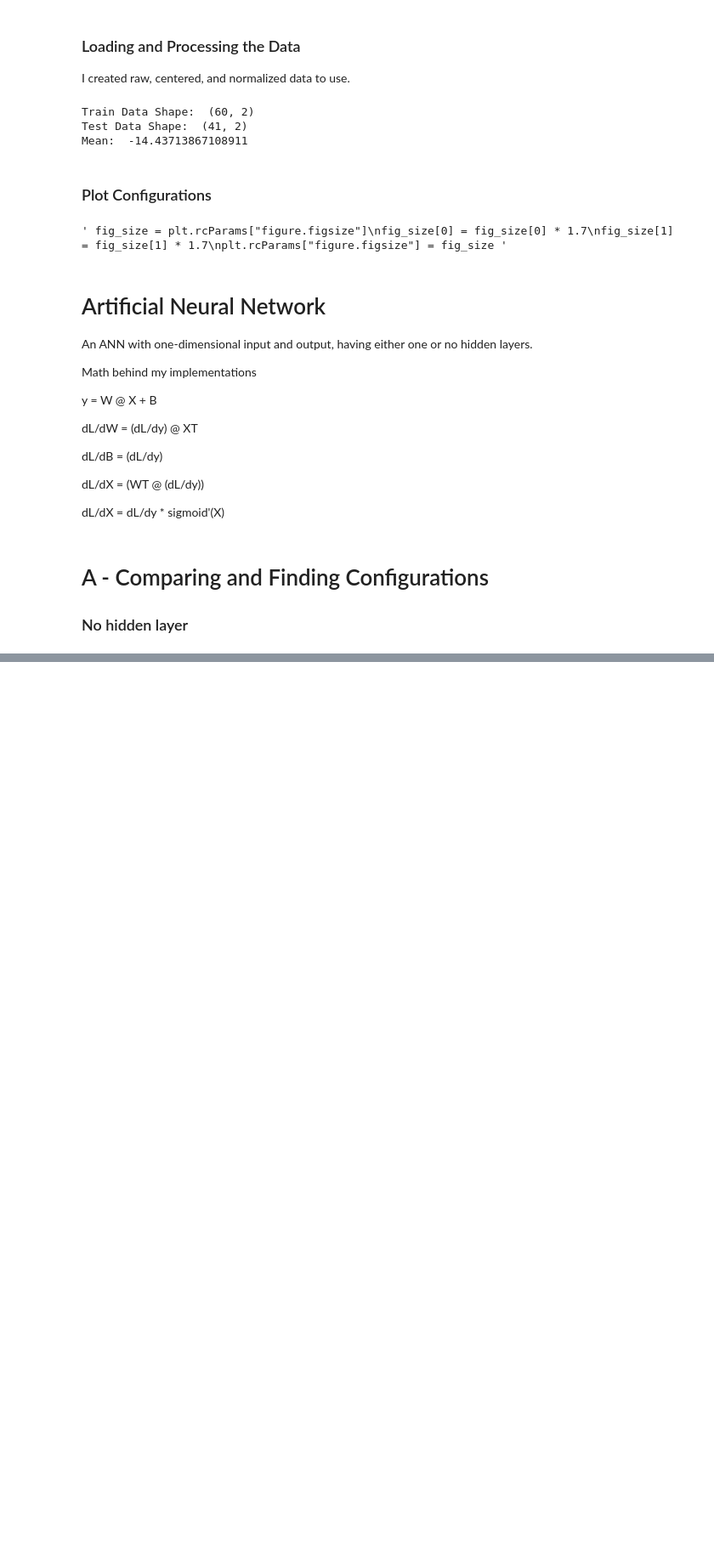
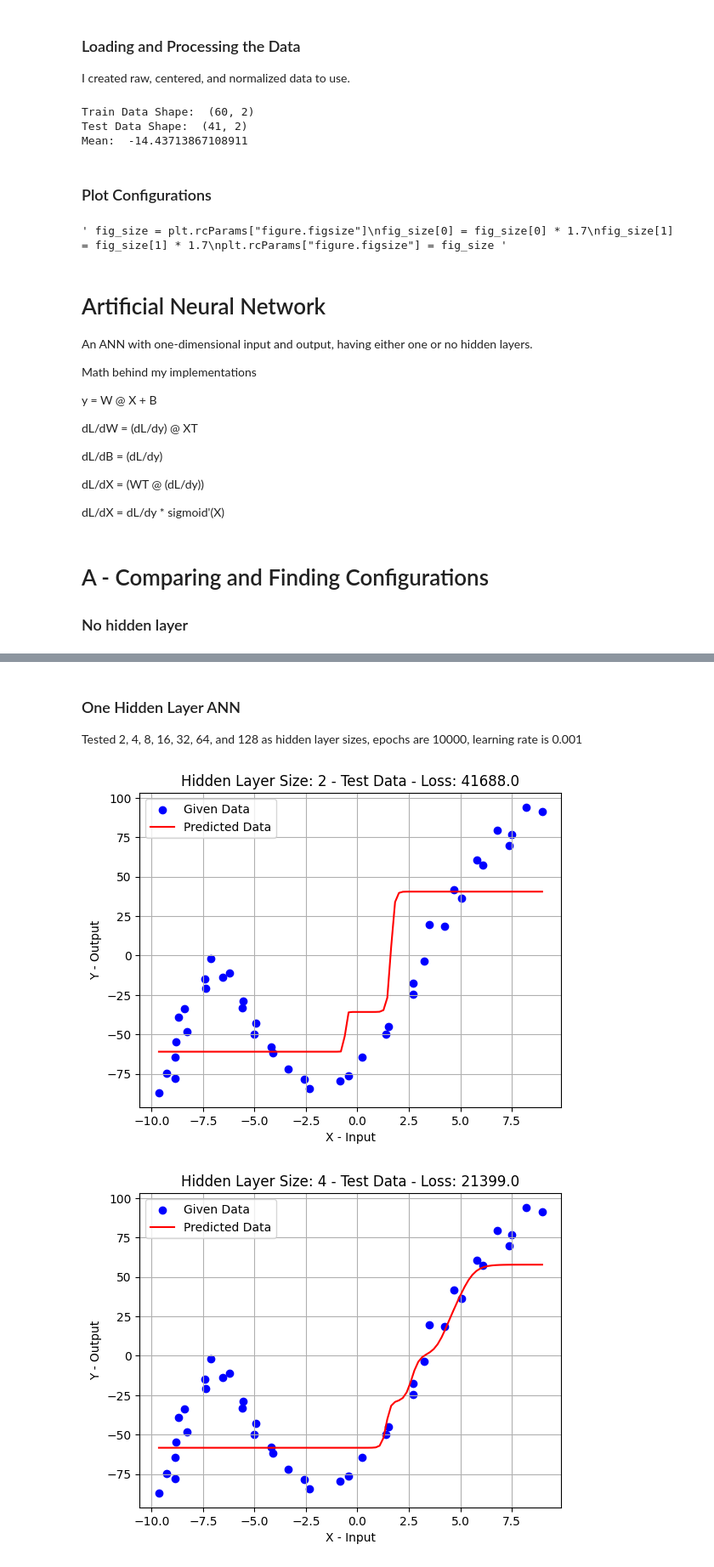
Before and after one commit to gorkemsolun/Supervised-Learning, a Jupyter notebook: GE461_Project3_Gorkem_Kadir_Solun_22003214.ipynb, the cells around one changed output, grey strips where cells are left out. Shown at 85% size. Cells and saved outputs as stored; diff of their text form; code cells hidden in the pictures; blank space fills up the shorter version.

```diff
--- a/GE461_Project3_Gorkem_Kadir_Solun_22003214.ipynb
+++ b/GE461_Project3_Gorkem_Kadir_Solun_22003214.ipynb
@@ -281,0 +330,35 @@ artificialNeuralNetwork.plot(
+# %% [markdown]
+### One Hidden Layer ANN
+
+Tested 2, 4, 8, 16, 32, 64, and 128 as hidden layer sizes, epochs are 10000, learning rate is 0.001
+# %%
+# Train the network with a hidden layer with different hidden layer sizes
+hidden_layer_sizes = [2, 4, 8, 16, 32, 64, 128]
+for hidden_layer_size in hidden_layer_sizes:
+    artificialNeuralNetwork = ArtificialNeuralNetwork(hidden_layer_size=hidden_layer_size)
+
+    # Train the network with a hidden layer using the training data
+    artificialNeuralNetwork.train(
+        train_input,
+        train_output,
+    )
+
+    # Plot the predicted output of the network with a hidden layer
+    """ artificialNeuralNetwork.plot(
+        train_input,
+        train_output,
+        title=f"Hidden Layer Size: {hidden_layer_size} - Train Data - Loss: {
+            artificialNeuralNetwork.sum_squared_error(train_output, artificialNeuralNetwork.predict(train_input))
+            }",
+    ) """
+
+    artificialNeuralNetwork.plot(
+        test_input,
+        test_output,
+        title=f"Hidden Layer Size: {hidden_layer_size} - Test Data - Loss: {
+            artificialNeuralNetwork.sum_squared_error(test_output, artificialNeuralNetwork.predict(test_input))
+            }",
+    )
+# %% [output]
+[figure, added]
+[figure, added]
```
Also changed, not shown: parts of 17 cells of this notebook, 1 other file.
